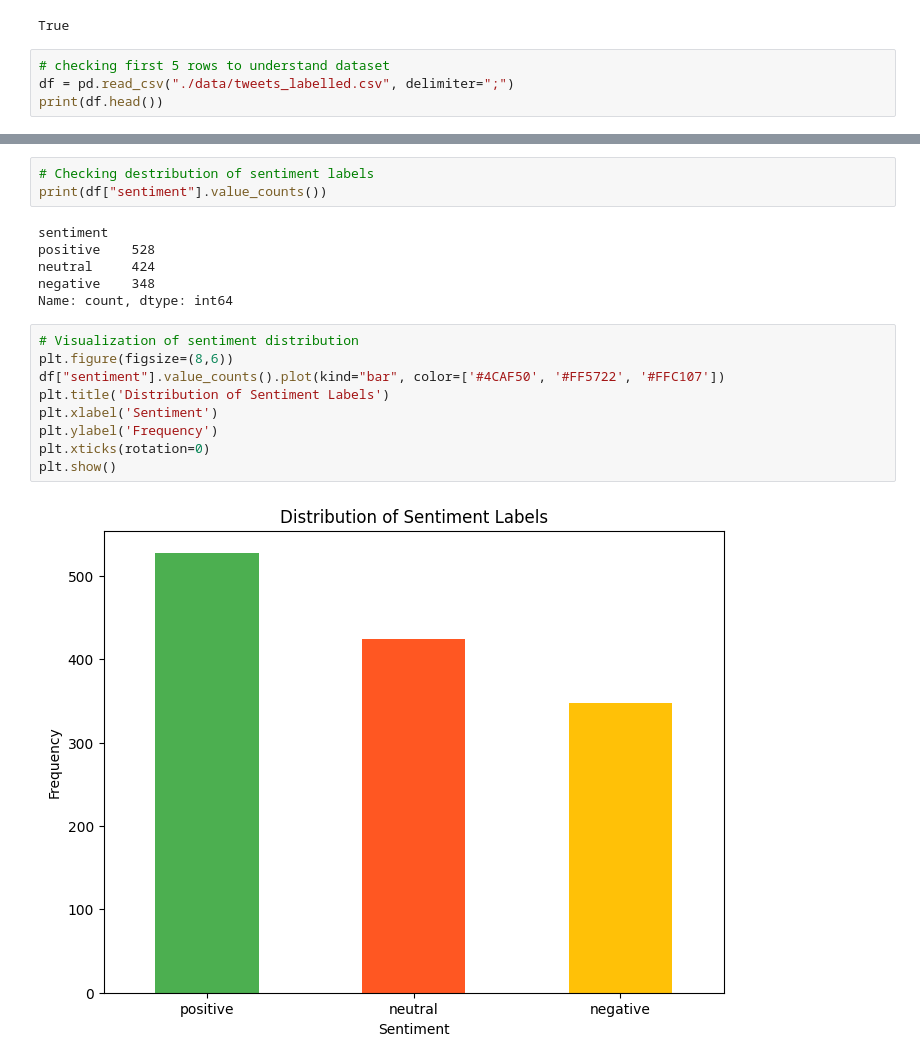
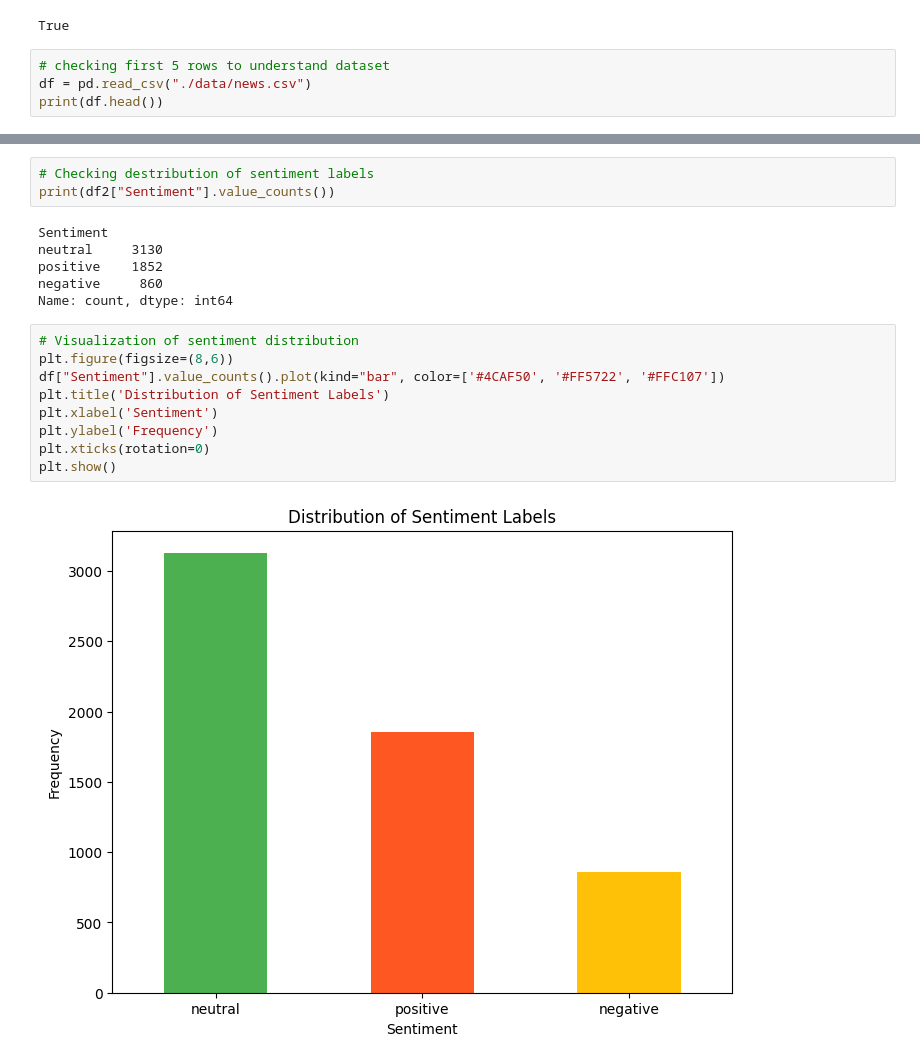
Before and after one commit to anismabaziz/stock-mood, a Jupyter notebook: backend/model/eda.ipynb, the cells around one changed output, grey strips where cells are left out. Saved outputs shown, nothing was run; the diff lists cells and outputs as text.

```diff
--- a/backend/model/eda.ipynb
+++ b/backend/model/eda.ipynb
@@ -13,6 +13,6 @@ nltk.download('stopwords')
 True
 # %%
 # checking first 5 rows to understand dataset
-df = pd.read_csv("./data/tweets_labelled.csv", delimiter=";")
+df = pd.read_csv("./data/news.csv")
 print(df.head())
 # %% [output]
@@ -79,24 +64,24 @@ memory usage: 50.8+ KB
 None
 # %%
 # Checking destribution of sentiment labels
-print(df["sentiment"].value_counts())
+print(df2["Sentiment"].value_counts())
 # %% [output]
-sentiment
-positive    528
-neutral     424
-negative    348
+Sentiment
+neutral     3130
+positive    1852
+negative     860
 Name: count, dtype: int64
 # %%
 # Visualization of sentiment distribution
 plt.figure(figsize=(8,6))
-df["sentiment"].value_counts().plot(kind="bar", color=['#4CAF50', '#FF5722', '#FFC107'])
+df["Sentiment"].value_counts().plot(kind="bar", color=['#4CAF50', '#FF5722', '#FFC107'])
 plt.title('Distribution of Sentiment Labels')
 plt.xlabel('Sentiment')
 plt.ylabel('Frequency')
 plt.xticks(rotation=0)
 plt.show()
 # %% [output]
-[figure, old version]
+[figure, new version]
 # %%
 # text data exploration
 # adding another column for text length
```
Also changed, not shown: parts of 8 cells of this notebook, 4 other files.
